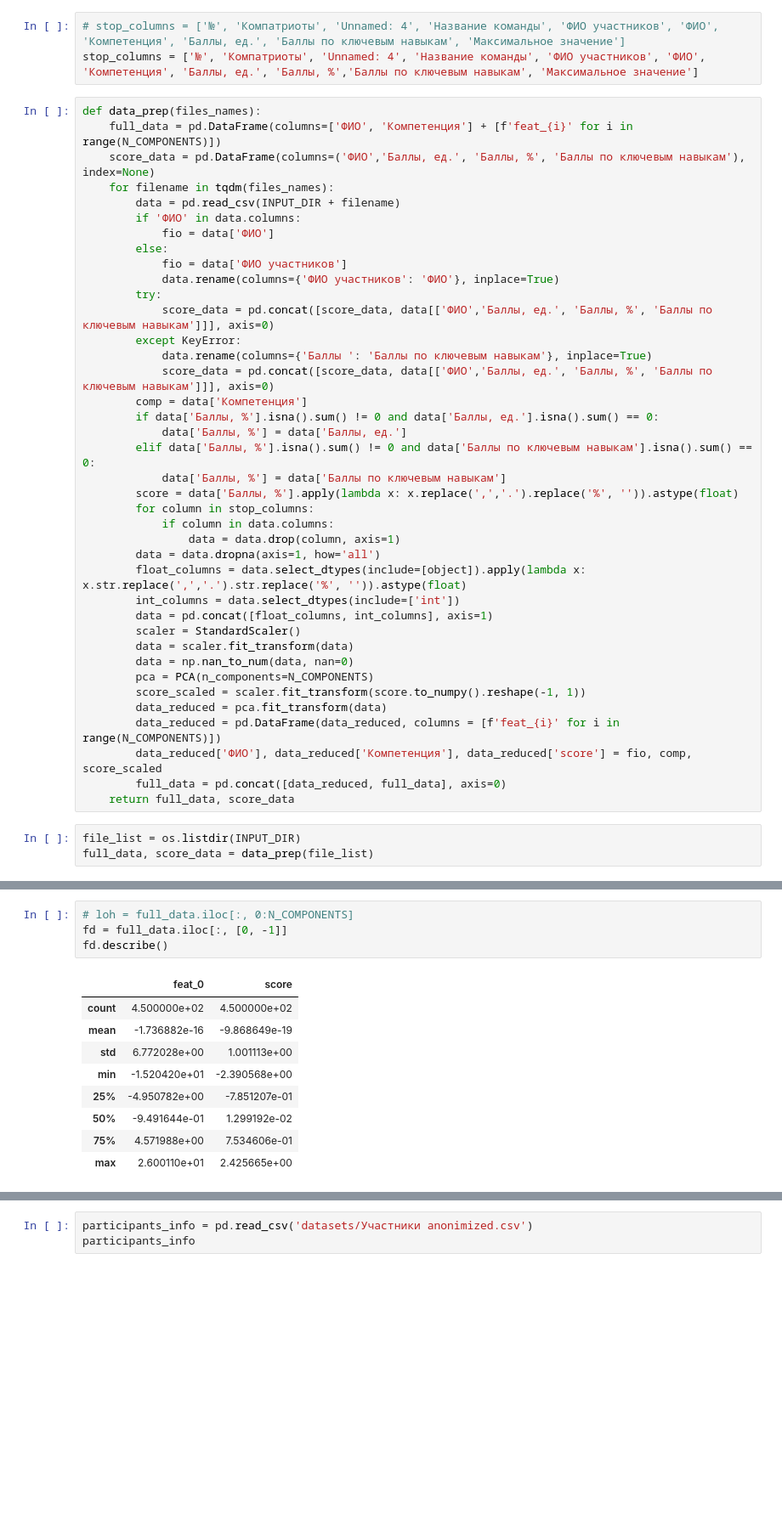
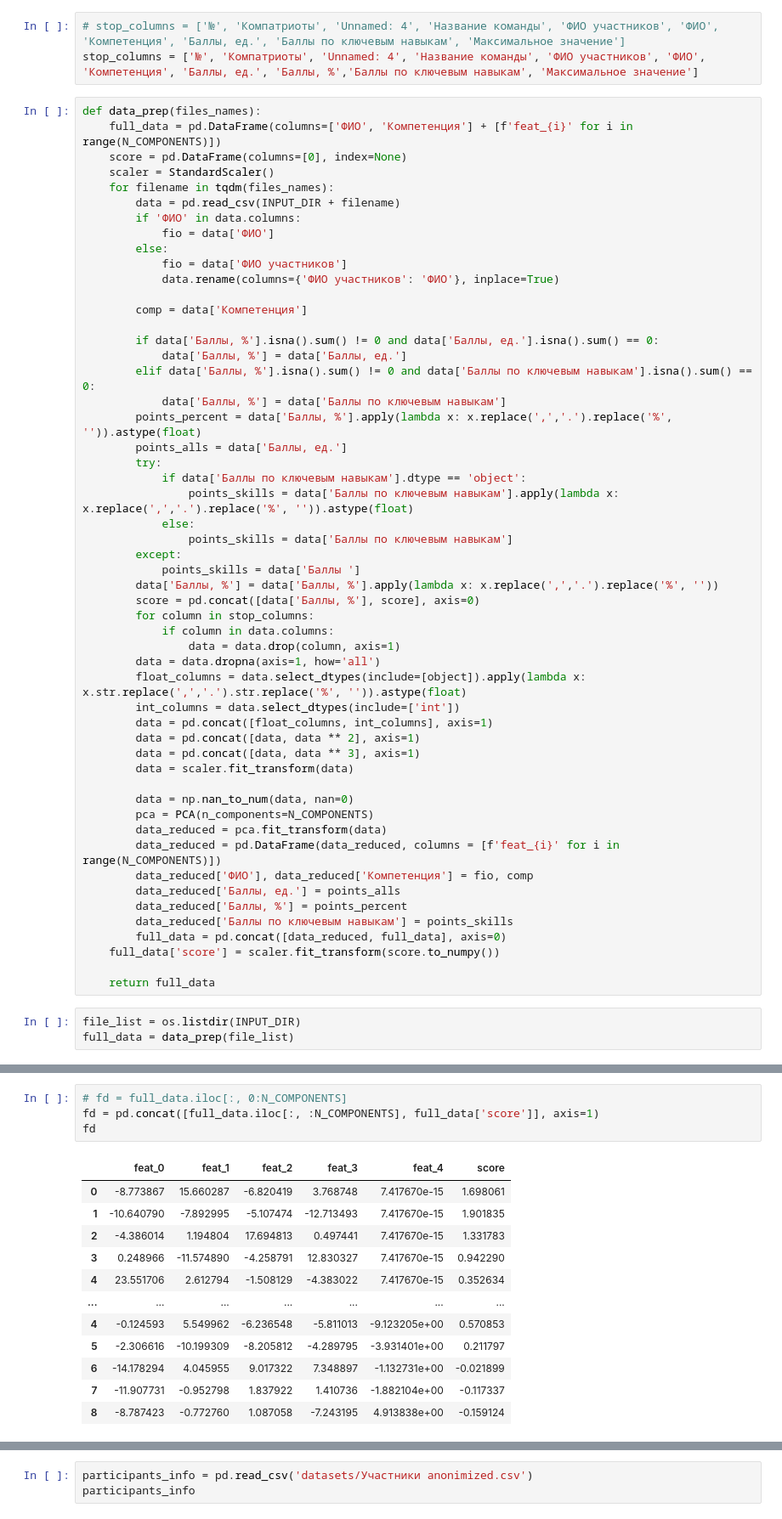
Before and after one commit to TiffanyICIS/HACKS_AI_hackathon_2023, a Jupyter notebook: solution.ipynb, the cells around one changed output, grey strips where cells are left out. Shown at 85% size. Drawn from its saved outputs; the diff is of its cells as text; blank space fills up the shorter version.

```diff
--- a/solution.ipynb
+++ b/solution.ipynb
@@ -18,7 +20,8 @@ stop_columns = ['№', 'Компатриоты', 'Unnamed: 4', 'Название
 # %%
 def data_prep(files_names):
     full_data = pd.DataFrame(columns=['ФИО', 'Компетенция'] + [f'feat_{i}' for i in range(N_COMPONENTS)])
-    score_data = pd.DataFrame(columns=('ФИО','Баллы, ед.', 'Баллы, %', 'Баллы по ключевым навыкам'), index=None)
+    score = pd.DataFrame(columns=[0], index=None)
+    scaler = StandardScaler()
     for filename in tqdm(files_names):
         data = pd.read_csv(INPUT_DIR + filename)
         if 'ФИО' in data.columns:
@@ -26,17 +29,24 @@ def data_prep(files_names):
         else:
             fio = data['ФИО участников']
             data.rename(columns={'ФИО участников': 'ФИО'}, inplace=True)
-        try:
-            score_data = pd.concat([score_data, data[['ФИО','Баллы, ед.', 'Баллы, %', 'Баллы по ключевым навыкам']]], axis=0)
-        except KeyError:
-            data.rename(columns={'Баллы ': 'Баллы по ключевым навыкам'}, inplace=True)
-            score_data = pd.concat([score_data, data[['ФИО','Баллы, ед.', 'Баллы, %', 'Баллы по ключевым навыкам']]], axis=0)
+
         comp = data['Компетенция']
+
         if data['Баллы, %'].isna().sum() != 0 and data['Баллы, ед.'].isna().sum() == 0:
             data['Баллы, %'] = data['Баллы, ед.']
         elif data['Баллы, %'].isna().sum() != 0 and data['Баллы по ключевым навыкам'].isna().sum() == 0:
             data['Баллы, %'] = data['Баллы по ключевым навыкам']
-        score = data['Баллы, %'].apply(lambda x: x.replace(',','.').replace('%', '')).astype(float)
+        points_percent = data['Баллы, %'].apply(lambda x: x.replace(',','.').replace('%', '')).astype(float)
+        points_alls = data['Баллы, ед.']
+        try:
+            if data['Баллы по ключевым навыкам'].dtype == 'object':
+                points_skills = data['Баллы по ключевым навыкам'].apply(lambda x: x.replace(',','.').replace('%', '')).astype(float)
+            else:
+                points_skills = data['Баллы по ключевым навыкам']
+        except:
+            points_skills = data['Баллы ']
+        data['Баллы, %'] = data['Баллы, %'].apply(lambda x: x.replace(',','.').replace('%', ''))
+        score = pd.concat([data['Баллы, %'], score], axis=0)
         for column in stop_columns:
             if column in data.columns:
                 data = data.drop(column, axis=1)
@@ -44,19 +54,25 @@ def data_prep(files_names):
         float_columns = data.select_dtypes(include=[object]).apply(lambda x: x.str.replace(',','.').str.replace('%', '')).astype(float)
         int_columns = data.select_dtypes(include=['int'])
         data = pd.concat([float_columns, int_columns], axis=1)
-        scaler = StandardScaler()
+        data = pd.concat([data, data ** 2], axis=1)
+        data = pd.concat([data, data ** 3], axis=1)
         data = scaler.fit_transform(data)
+
         data = np.nan_to_num(data, nan=0)
         pca = PCA(n_components=N_COMPONENTS)
-        score_scaled = scaler.fit_transform(score.to_numpy().reshape(-1, 1))
         data_reduced = pca.fit_transform(data)
         data_reduced = pd.DataFrame(data_reduced, columns = [f'feat_{i}' for i in range(N_COMPONENTS)])
-        data_reduced['ФИО'], data_reduced['Компетенция'], data_reduced['score'] = fio, comp, score_scaled
+        data_reduced['ФИО'], data_reduced['Компетенция'] = fio, comp
+        data_reduced['Баллы, ед.'] = points_alls
+        data_reduced['Баллы, %'] = points_percent
+        data_reduced['Баллы по ключевым навыкам'] = points_skills
         full_data = pd.concat([data_reduced, full_data], axis=0)
-    return full_data, score_data
+    full_data['score'] = scaler.fit_transform(score.to_numpy())
+
+    return full_data
 # %%
 file_list = os.listdir(INPUT_DIR)
-full_data, score_data = data_prep(file_list)
+full_data = data_prep(file_list)
 # %%
 full_data
 # %% [output]
@@ -92,14 +92,17 @@ score_data
 # %%
-# loh = full_data.iloc[:, 0:N_COMPONENTS]
-fd = full_data.iloc[:, [0, -1]]
-fd.describe()
+# fd = full_data.iloc[:, 0:N_COMPONENTS]
+fd = pd.concat([full_data.iloc[:, :N_COMPONENTS], full_data['score']], axis=1)
+fd
 # %% [output]
-|  | feat_0 | score |
-| count | 4.500000e+02 | 4.500000e+02 |
-| mean | -1.736882e-16 | -9.868649e-19 |
-| std | 6.772028e+00 | 1.001113e+00 |
-| min | -1.520420e+01 | -2.390568e+00 |
-| 25% | -4.950782e+00 | -7.851207e-01 |
-| 50% | -9.491644e-01 | 1.299192e-02 |
-| 75% | 4.571988e+00 | 7.534606e-01 |
-| max | 2.600110e+01 | 2.425665e+00 |
+|  | feat_0 | feat_1 | feat_2 | feat_3 | feat_4 | score |
+| 0 | -8.773867 | 15.660287 | -6.820419 | 3.768748 | 7.417670e-15 | 1.698061 |
+| 1 | -10.640790 | -7.892995 | -5.107474 | -12.713493 | 7.417670e-15 | 1.901835 |
+| 2 | -4.386014 | 1.194804 | 17.694813 | 0.497441 | 7.417670e-15 | 1.331783 |
+| 3 | 0.248966 | -11.574890 | -4.258791 | 12.830327 | 7.417670e-15 | 0.942290 |
+| 4 | 23.551706 | 2.612794 | -1.508129 | -4.383022 | 7.417670e-15 | 0.352634 |
+| ... | ... | ... | ... | ... | ... | ... |
+| 4 | -0.124593 | 5.549962 | -6.236548 | -5.811013 | -9.123205e+00 | 0.570853 |
+| 5 | -2.306616 | -10.199309 | -8.205812 | -4.289795 | -3.931401e+00 | 0.211797 |
+| 6 | -14.178294 | 4.045955 | 9.017322 | 7.348897 | -1.132731e+00 | -0.021899 |
+| 7 | -11.907731 | -0.952798 | 1.837922 | 1.410736 | -1.882104e+00 | -0.117337 |
+| 8 | -8.787423 | -0.772760 | 1.087058 | -7.243195 | 4.913838e+00 | -0.159124 |
```
Also changed, not shown: parts of 24 cells of this notebook, 6 other files.
